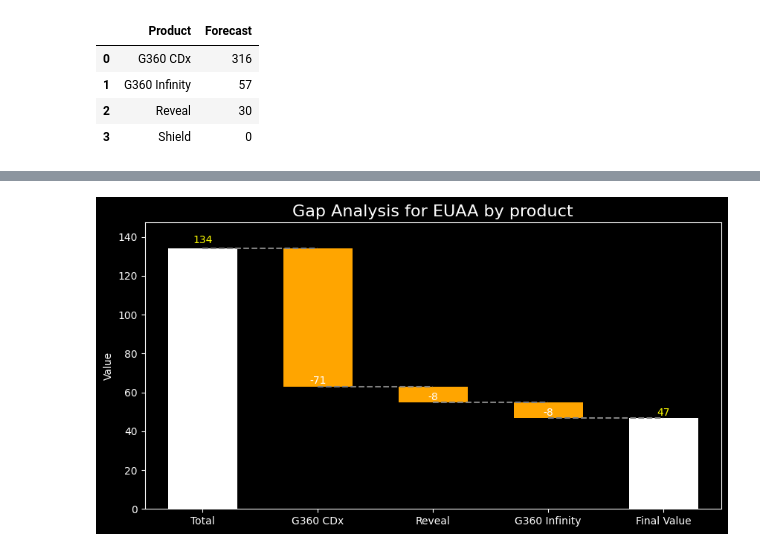
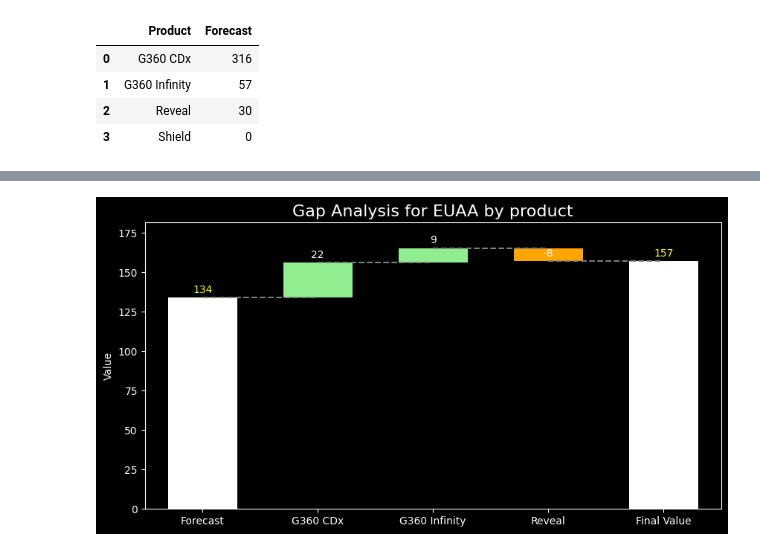
Before and after one commit to aws-silver-surfer/Prod_Dashboards, a Jupyter notebook: Source/difference.ipynb, the cells around one changed output, grey strips where cells are left out. Drawn from its saved outputs; the diff is of its cells as text; code cells hidden in the pictures.

```diff
--- a/Source/difference.ipynb
+++ b/Source/difference.ipynb
@@ -449,0 +434,4 @@ EUAA_by_product_waterfall_input = EUAA_gap_product_forecast["Waterfall_cumsum"].
+# %%
+#Calculate the sum of the forecast gap
+sum_temp_forcast_prod =EUAA_gap_product_forecast["Temp_Forecast"].sum()
+sum_temp_forcast_prod
@@ -449,0 +440,4 @@ EUAA_by_product_waterfall_input = EUAA_gap_product_forecast["Waterfall_cumsum"].
+# %%
+prod_list = EUAA_gap_product_forecast["Product"].to_list()
+prod_list.insert(0, "Forecast")
+prod_list
@@ -449,0 +446,3 @@ EUAA_by_product_waterfall_input = EUAA_gap_product_forecast["Waterfall_cumsum"].
+# %%
+EUAA_results_list_prod = EUAA_gap_product_forecast["Forecast_gap"].to_list()
+EUAA_results_list_prod.insert(0,sum_temp_forcast_prod)
@@ -449,0 +453,4 @@ EUAA_by_product_waterfall_input = EUAA_gap_product_forecast["Waterfall_cumsum"].
+# %%
+EUAA_temp_df_prod = pd.Series(EUAA_results_list_prod)
+EUAA_temp_df_prod = EUAA_temp_df_prod.cumsum()
+result_list_final_prod = EUAA_temp_df_prod.to_list()
@@ -455,15 +464,15 @@ step_names_EUAA_by_product
 # %%
-waterfall_EUAA = WaterfallChart(EUAA_by_product_waterfall_input,step_names= step_names_EUAA_by_product )
+waterfall_EUAA = WaterfallChart(result_list_final_prod,step_names= prod_list )
 color_kwargs = {
 'c_bar_pos': 'lightgreen',
 'c_bar_neg': 'orange',
 'c_bar_start': 'white',
 'c_bar_end': 'white',
 'c_text_pos': 'white',
     'c_text_neg': 'white',
     'c_text_start': 'yellow',
     'c_text_end': 'yellow'}
 wf_ax = waterfall_EUAA.plot_waterfall(title=f'Gap Analysis for EUAA by product' , color_kwargs=color_kwargs)
 plt.savefig(f"EUAA_gap_analysis_by_product.pdf")
 # %% [output]
-[figure, old version]
+[figure, new version]
```
Also changed, not shown: parts of 65 cells of this notebook, 9 other files.
